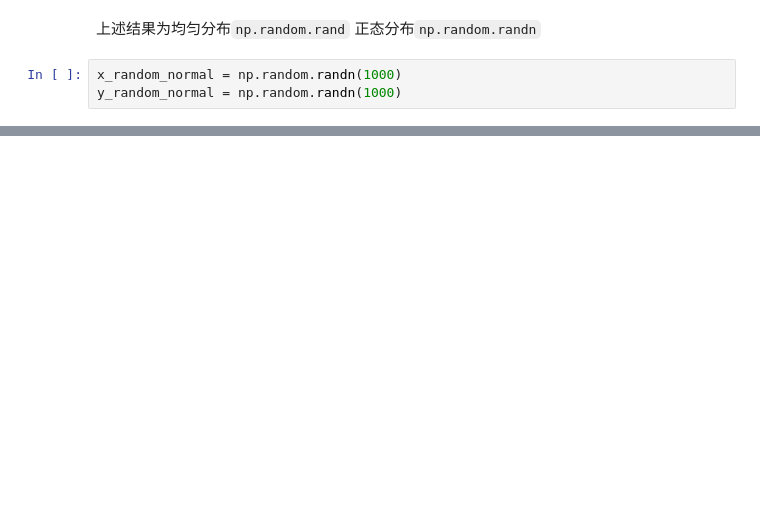
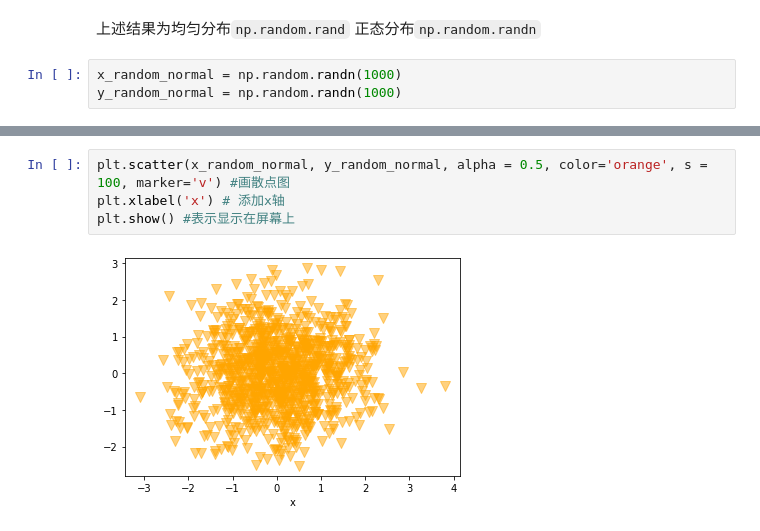
Before and after one commit to tszsiuwong/DataScienceHandbook, a Jupyter notebook: DAY1-Introduction/DAY1-Introduction.ipynb, the cells around one changed output, grey strips where cells are left out. Saved outputs shown, nothing was run; the diff lists cells and outputs as text; blank space fills up the shorter version.

```diff
--- a/DAY1-Introduction/DAY1-Introduction.ipynb
+++ b/DAY1-Introduction/DAY1-Introduction.ipynb
@@ -81,0 +99,6 @@ plt.show() #表示显示在屏幕上
+# %%
+plt.scatter(x_random_normal, y_random_normal, alpha = 0.5, color='orange', s = 100, marker='v') #画散点图
+plt.xlabel('x') # 添加x轴
+plt.show() #表示显示在屏幕上
+# %% [output]
+[figure, added]
```
Also changed, not shown: parts of 23 cells of this notebook.
